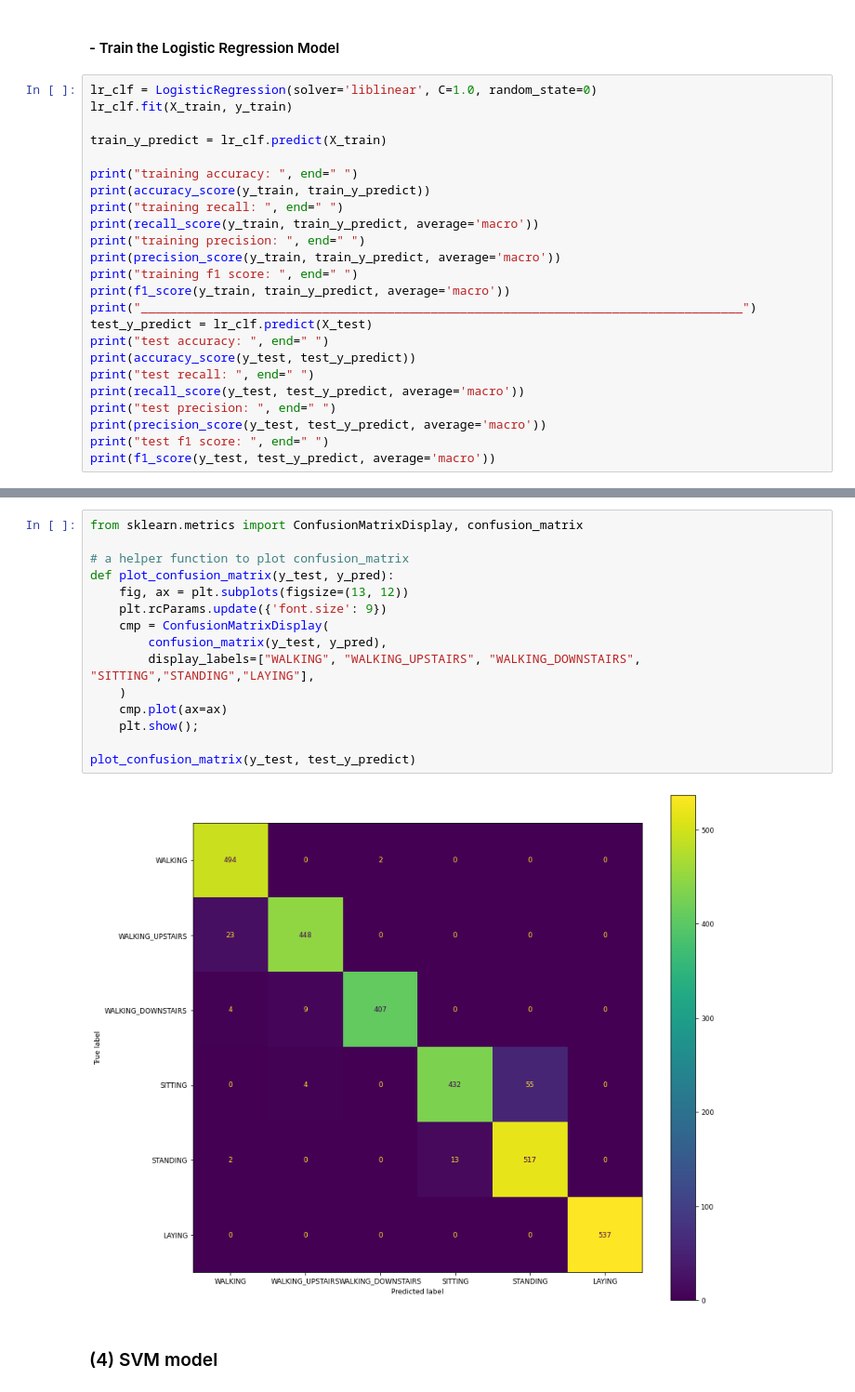
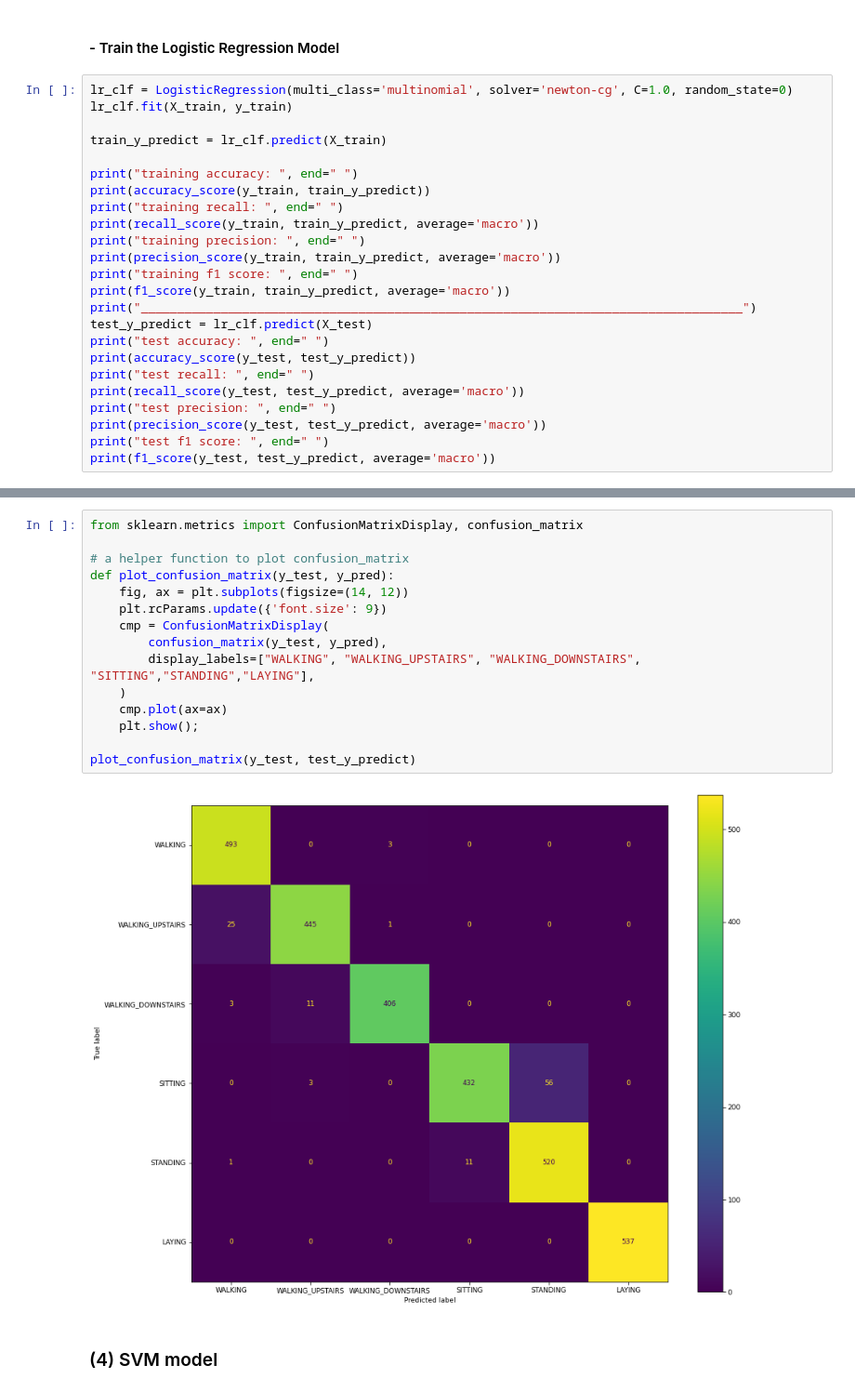
Before and after one commit to xzhangmiles/CS6140_SP_2022_Project_Human_Activity_Recognition, a Jupyter notebook: CS6140_Term_Project_Group_13_Human_Activity_Recognition.ipynb, the cells around one changed output, grey strips where cells are left out. Shown at 93% size. Cells and saved outputs as stored; diff of their text form.

Commit message:
Use multinomial LR

```diff
--- a/CS6140_Term_Project_Group_13_Human_Activity_Recognition.ipynb
+++ b/CS6140_Term_Project_Group_13_Human_Activity_Recognition.ipynb
@@ -215,7 +214,7 @@ Best accuracy score is 0.939344607999556 using {'C': 1.0, 'solver': 'liblinear'}
 # %% [markdown]
 #### - Train the Logistic Regression Model
 # %%
-lr_clf = LogisticRegression(solver='liblinear', C=1.0, random_state=0)
+lr_clf = LogisticRegression(multi_class='multinomial', solver='newton-cg', C=1.0, random_state=0)
 lr_clf.fit(X_train, y_train)
 
 train_y_predict = lr_clf.predict(X_train)
@@ -268,20 +267,20 @@ WALKING_DOWNSTAIRS       1.00      0.97      0.98       420
 # %%
 from sklearn.metrics import ConfusionMatrixDisplay, confusion_matrix
 
 # a helper function to plot confusion_matrix
 def plot_confusion_matrix(y_test, y_pred):
-    fig, ax = plt.subplots(figsize=(13, 12))
+    fig, ax = plt.subplots(figsize=(14, 12))
     plt.rcParams.update({'font.size': 9})
     cmp = ConfusionMatrixDisplay(
         confusion_matrix(y_test, y_pred),
         display_labels=["WALKING", "WALKING_UPSTAIRS", "WALKING_DOWNSTAIRS", "SITTING","STANDING","LAYING"],
     )
     cmp.plot(ax=ax)
     plt.show();
 
 plot_confusion_matrix(y_test, test_y_predict)
 # %% [output]
-[figure, old version]
+[figure, new version]
 # %% [markdown]
 ### (4) SVM model
 # %%
```
Also changed, not shown: parts of 3 cells of this notebook.
